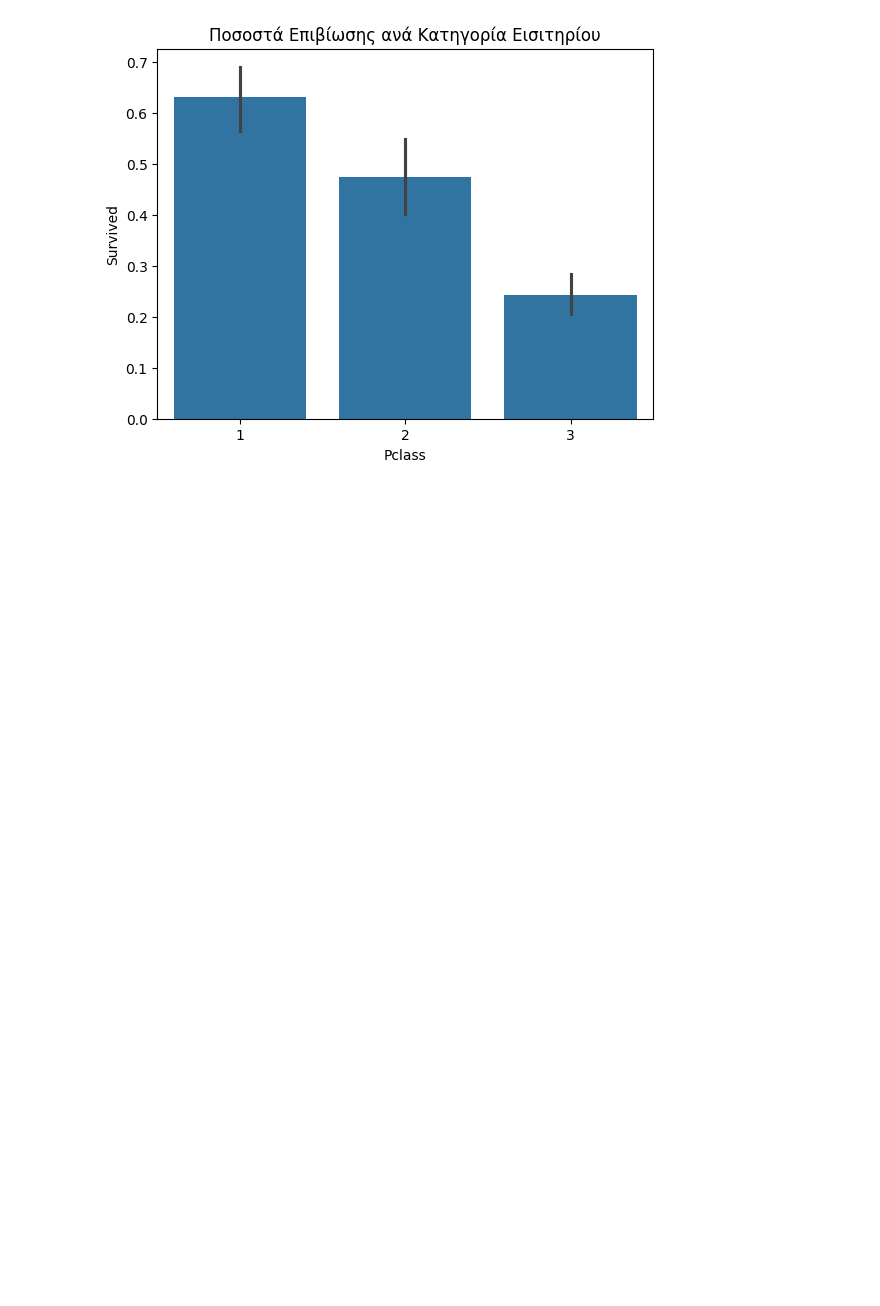
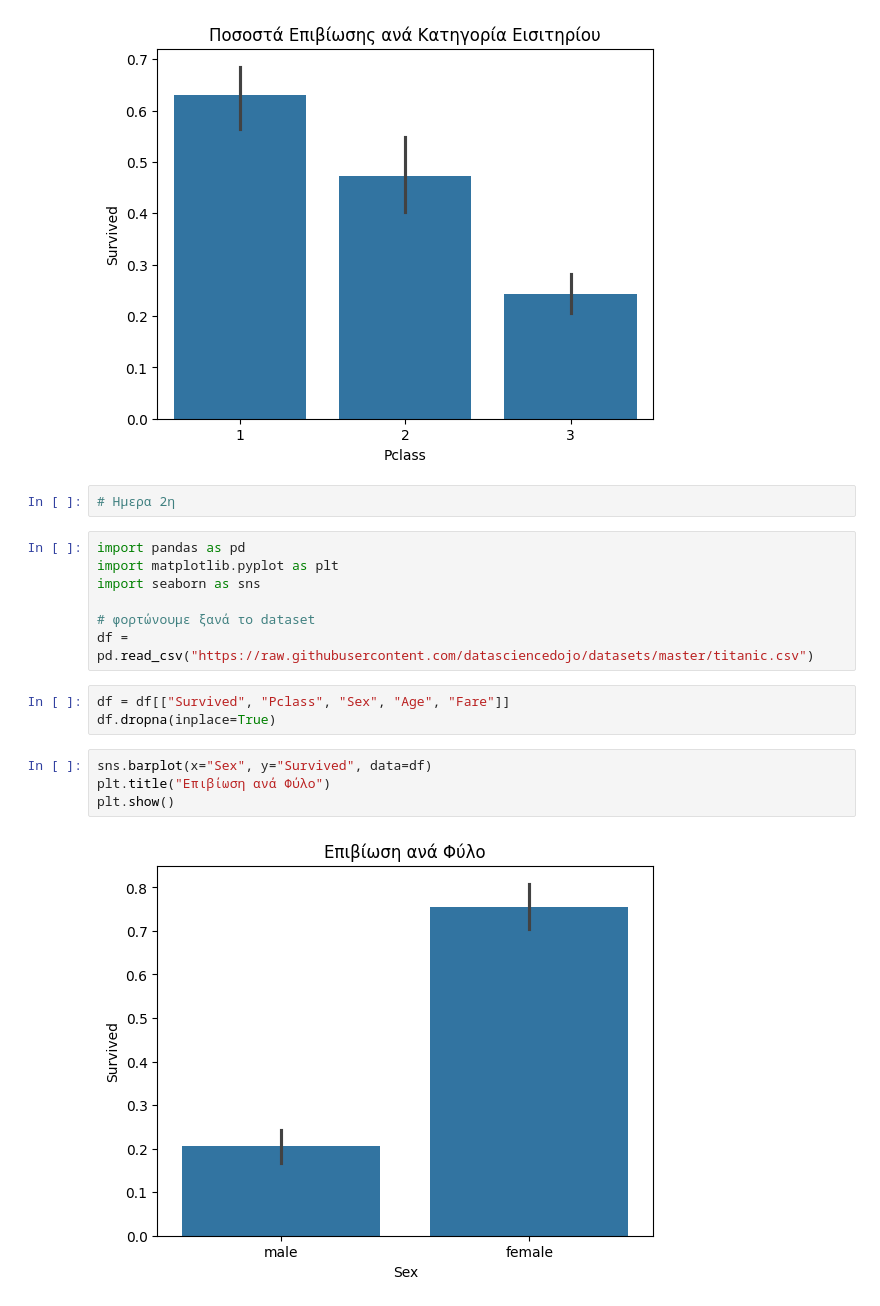
Before and after one commit to StathisKratimenos/Colab, a Jupyter notebook: Welcome_to_Colab.ipynb, the cells around one changed output. Cells and saved outputs as stored; diff of their text form; blank space fills up the shorter version.

```diff
--- a/Welcome_to_Colab.ipynb
+++ b/Welcome_to_Colab.ipynb
@@ -324,3 +142,21 @@ plt.title('Ποσοστά Επιβίωσης ανά Κατηγορία Εισι
 plt.show()
 # %% [output]
 [figure]
+# %%
+# Ημερα 2η
+# %%
+import pandas as pd
+import matplotlib.pyplot as plt
+import seaborn as sns
+
+# φορτώνουμε ξανά το dataset
+df = pd.read_csv("https://raw.githubusercontent.com/datasciencedojo/datasets/master/titanic.csv")
+# %%
+df = df[["Survived", "Pclass", "Sex", "Age", "Fare"]]
+df.dropna(inplace=True)
+# %%
+sns.barplot(x="Sex", y="Survived", data=df)
+plt.title("Επιβίωση ανά Φύλο")
+plt.show()
+# %% [output]
+[figure, added]
```
Also changed, not shown: parts of 23 cells of this notebook.
